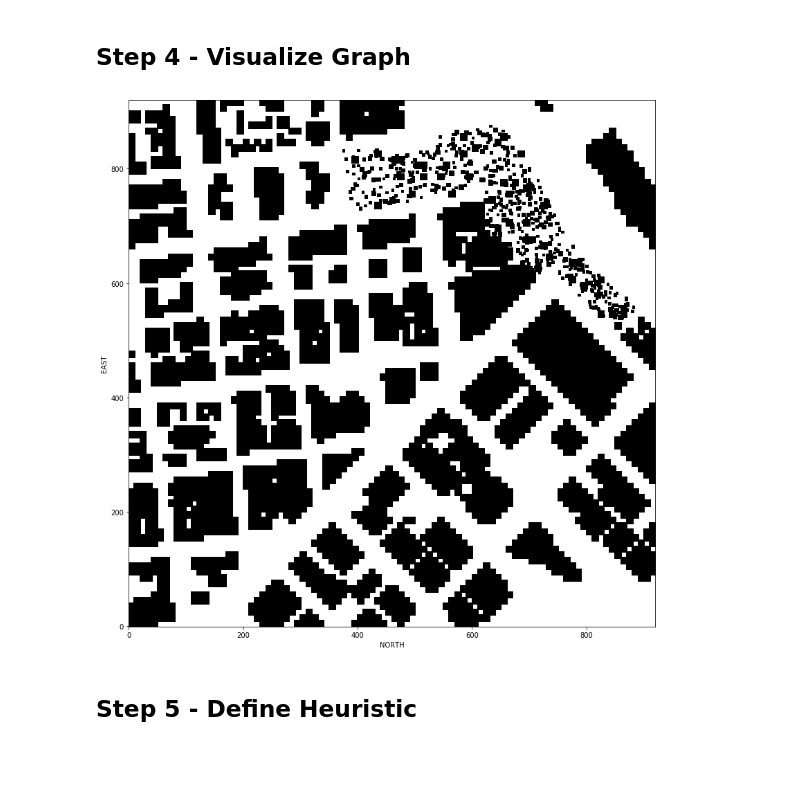
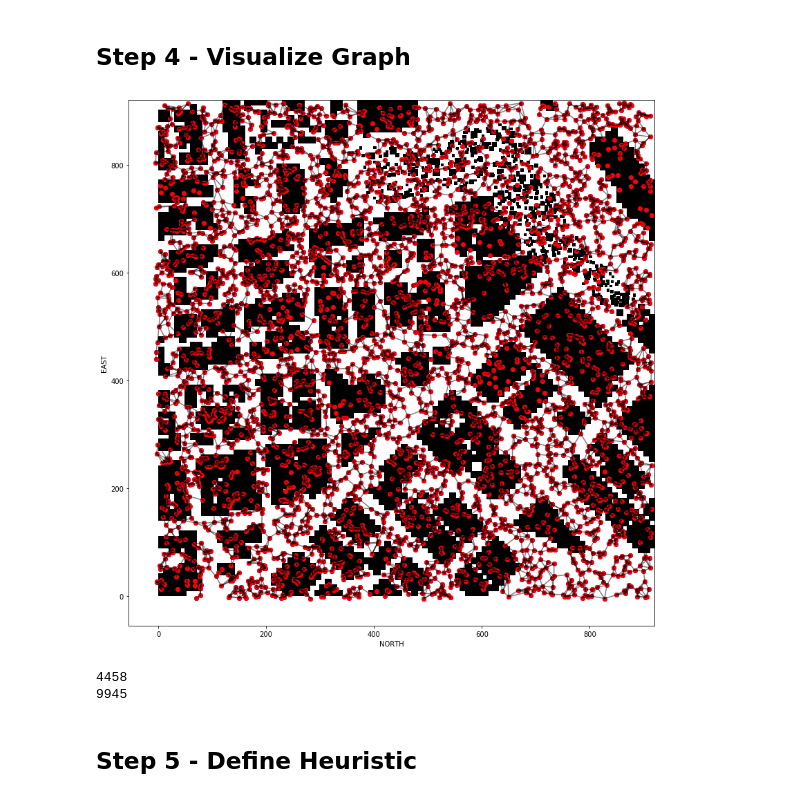
Before and after one commit to chrisdalke/udacity-flying-car-nanodegree, a Jupyter notebook: part-2-exercises/Probabilistic-Roadmap.ipynb, the cells around one changed output. Drawn from its saved outputs; the diff is of its cells as text; code cells hidden in the pictures; blank space fills up the shorter version.

```diff
--- a/part-2-exercises/Probabilistic-Roadmap.ipynb
+++ b/part-2-exercises/Probabilistic-Roadmap.ipynb
@@ -61,3 +120,5 @@ print(data)
+# %%
+polygons = extract_polygons(data)
 # %% [markdown]
 ## Step 2 - Sample Points
 
@@ -69,0 +164,26 @@ You may want to limit the z-axis values.
+# %%
+from grid import create_grid
+grid = create_grid(data, zmax, 1)
+# %%
+fig = plt.figure()
+
+plt.imshow(grid, cmap='Greys', origin='lower')
+
+nmin = np.min(data[:, 0])
+emin = np.min(data[:, 1])
+
+# draw points
+all_pts = np.array(to_keep)
+north_vals = all_pts[:,0]
+east_vals = all_pts[:,1]
+plt.scatter(east_vals - emin, north_vals - nmin, c='green')
+
+all_pts2 = np.array(to_discard)
+north_vals2 = all_pts2[:,0]
+east_vals2 = all_pts2[:,1]
+plt.scatter(east_vals2 - emin, north_vals2 - nmin, c='red')
+
+plt.ylabel('NORTH')
+plt.xlabel('EAST')
+
+plt.show()
@@ -93,36 +239,41 @@ NOTE: You can use `LineString()` from the `shapely` library to create a line. Ad
 # %%
 # Create a grid map of the world
 from grid import create_grid
 # This will create a grid map at 1 m above ground level
 grid = create_grid(data, 1, 1)
 
 fig = plt.figure()
 
 plt.imshow(grid, cmap='Greys', origin='lower')
 
 nmin = np.min(data[:, 0])
 emin = np.min(data[:, 1])
 
 # If you have a graph called "g" these plots should work
 # Draw edges
-#for (n1, n2) in g.edges:
-#    plt.plot([n1[1] - emin, n2[1] - emin], [n1[0] - nmin, n2[0] - nmin], 'black' , alpha=0.5)
+for (n1, n2) in g.edges:
+    plt.plot([n1[1] - emin, n2[1] - emin], [n1[0] - nmin, n2[0] - nmin], 'black' , alpha=0.5)
 
 # Draw all nodes connected or not in blue
-#for n1 in nodes:
-#    plt.scatter(n1[1] - emin, n1[0] - nmin, c='blue')
+for n1 in nodes:
+    plt.scatter(n1[1] - emin, n1[0] - nmin, c='blue')
 
 # Draw connected nodes in red
-#for n1 in g.nodes:
-#    plt.scatter(n1[1] - emin, n1[0] - nmin, c='red')
-
-
+for n1 in g.nodes:
+    plt.scatter(n1[1] - emin, n1[0] - nmin, c='red')
 
 plt.xlabel('NORTH')
 plt.ylabel('EAST')
 
 plt.show()
 # %% [output]
-[figure, old version]
+[figure, new version]
+# %%
+
+print(g.number_of_nodes())
+print(g.number_of_edges())
+# %% [output]
+4458
+9945
 # %% [markdown]
 ## Step 5 - Define Heuristic
```
Also changed, not shown: parts of 20 cells of this notebook, 2 other files.
